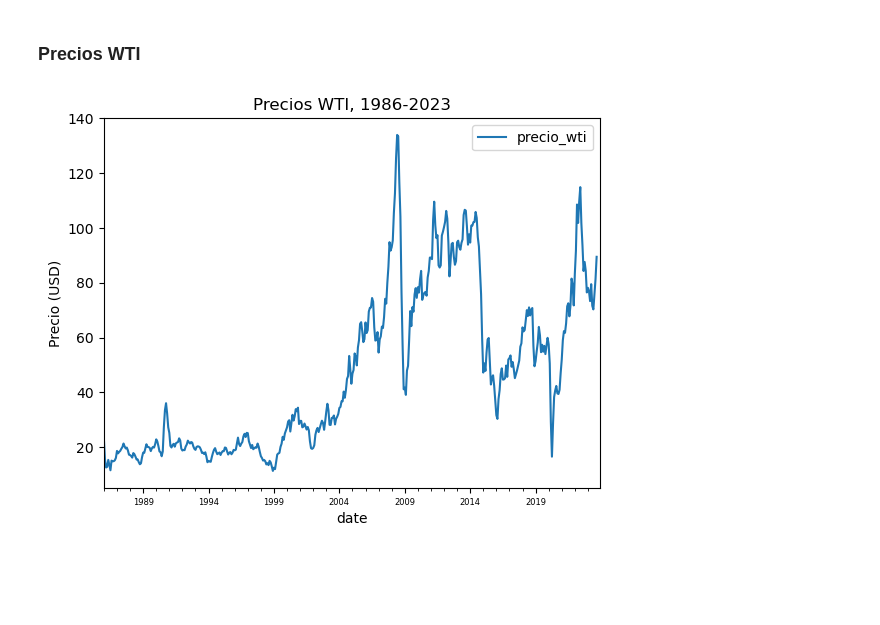
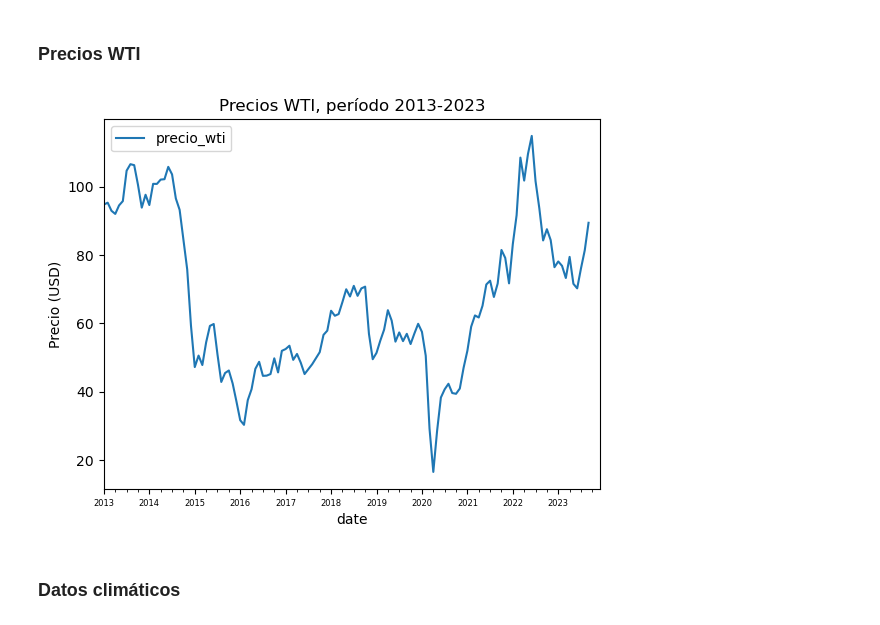
Before and after one commit to IFTrejoM/time-series-fertilizer-price-predictor, a Jupyter notebook: web_scrapping.ipynb, the cells around one changed output. Drawn from its saved outputs; the diff is of its cells as text; code cells hidden in the pictures; blank space fills up the shorter version.

```diff
--- a/web_scrapping.ipynb
+++ b/web_scrapping.ipynb
@@ -19,0 +13,9 @@ plt.show()
+# %%
+# Obtener período de análisis:
+años_precios_fertilizantes = precios_fertilizantes.index.year.unique()
+primer_año_análisis = str(años_precios_fertilizantes.min())
+último_año_análisis = str(años_precios_fertilizantes.max())
+
+# Revisar período de análisis:
+print('Primer año de análisis: ', primer_año_análisis)
+print('Último año de análisis: ', último_año_análisis)
@@ -72,30 +91,34 @@ plt.show()
 # %% [markdown]
 ### Precios WTI
 # %%
-wti_prices = pd.read_excel('data\precios_wti.xlsx')
+precios_wti = pd.read_excel('data\precios_wti.xlsx')
 
 # Convertir las columnas a formato largo (melt)
-wti_prices = wti_prices.melt(
+precios_wti = precios_wti.melt(
     id_vars=["Year"],
     var_name="Month",value_name="precio_wti"
     )
 
 # Crear la columna 'Fecha' a partir de 'Year' y 'Month'
-wti_prices['date'] = pd.to_datetime(wti_prices['Year'].astype(str) + '-' + wti_prices['Month'].str[0:3] + '-01')
+precios_wti['date'] = pd.to_datetime(precios_wti['Year'].astype(str) + '-' + precios_wti['Month'].str[0:3] + '-01')
 
-# Seleccionar solo las columnas 'Fecha' y 'Price'
-wti_prices = wti_prices[['date', 'precio_wti']]
+# Seleccionar solo las columnas 'Fecha' y 'Price':
+precios_wti = precios_wti[['date', 'precio_wti']]
 
-# Ordenar por 'date' y establecer como índice:
-wti_prices = wti_prices\
+# Ordenar por 'date' y establecer como índice; filtrar por período de análisis:
+precios_wti = precios_wti\
     .sort_values('date')\
     .reset_index(drop=True)\
-    .set_index('date')
+    .set_index('date')\
+    [primer_año_análisis:último_año_análisis]
 # %%
-wti_prices.plot()
-plt.title("Precios WTI, 1986-2023")
+# Graficar:
+precios_wti.plot()
+plt.title(f"Precios WTI, período {primer_año_análisis}-{último_año_análisis}")
 plt.ylabel("Precio (USD)")
 plt.xticks(size=6)
 plt.show()
 # %% [output]
-[figure, old version]
+[figure, new version]
+# %% [markdown]
+### Datos climáticos
```
Also changed, not shown: parts of 25 cells of this notebook, 6 other files.
